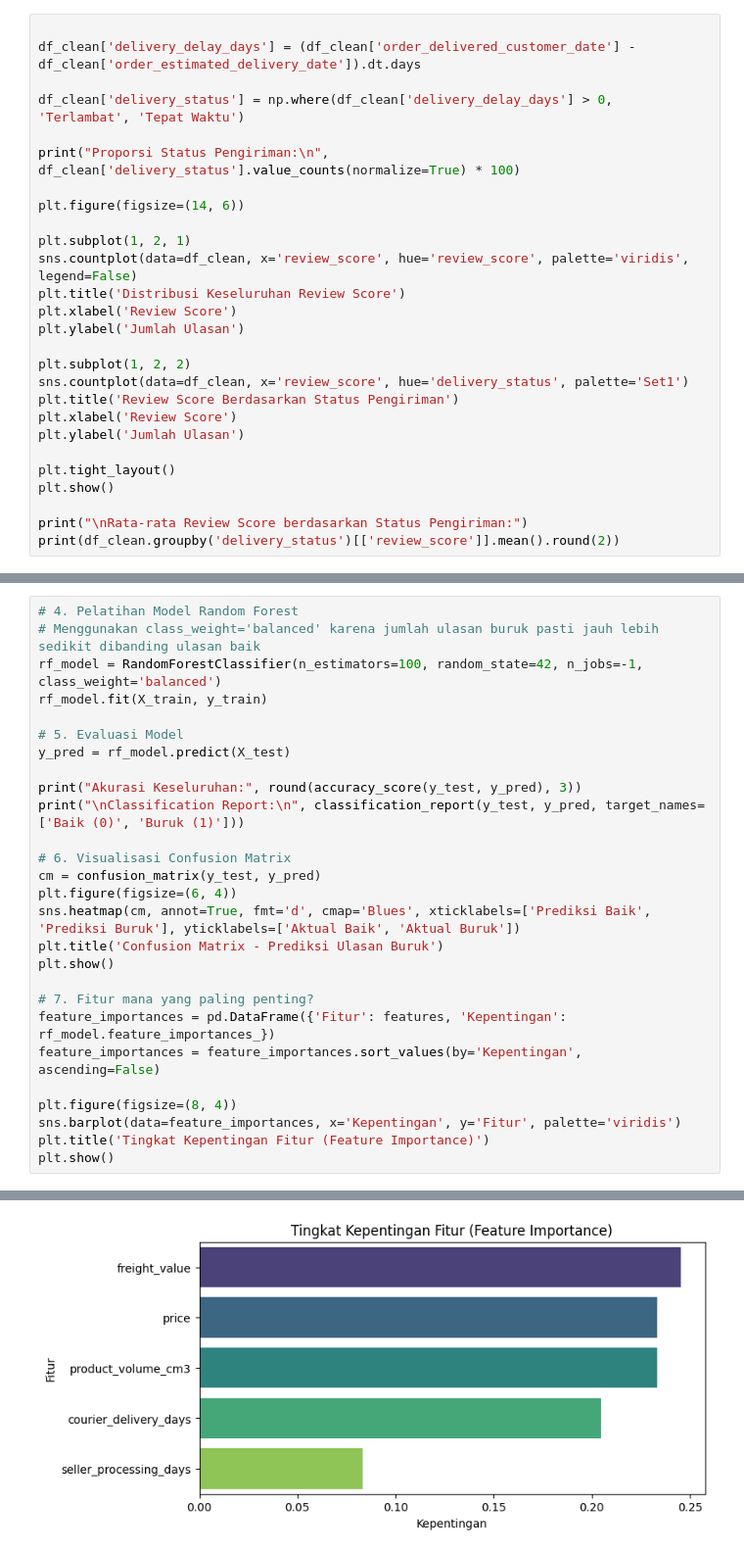
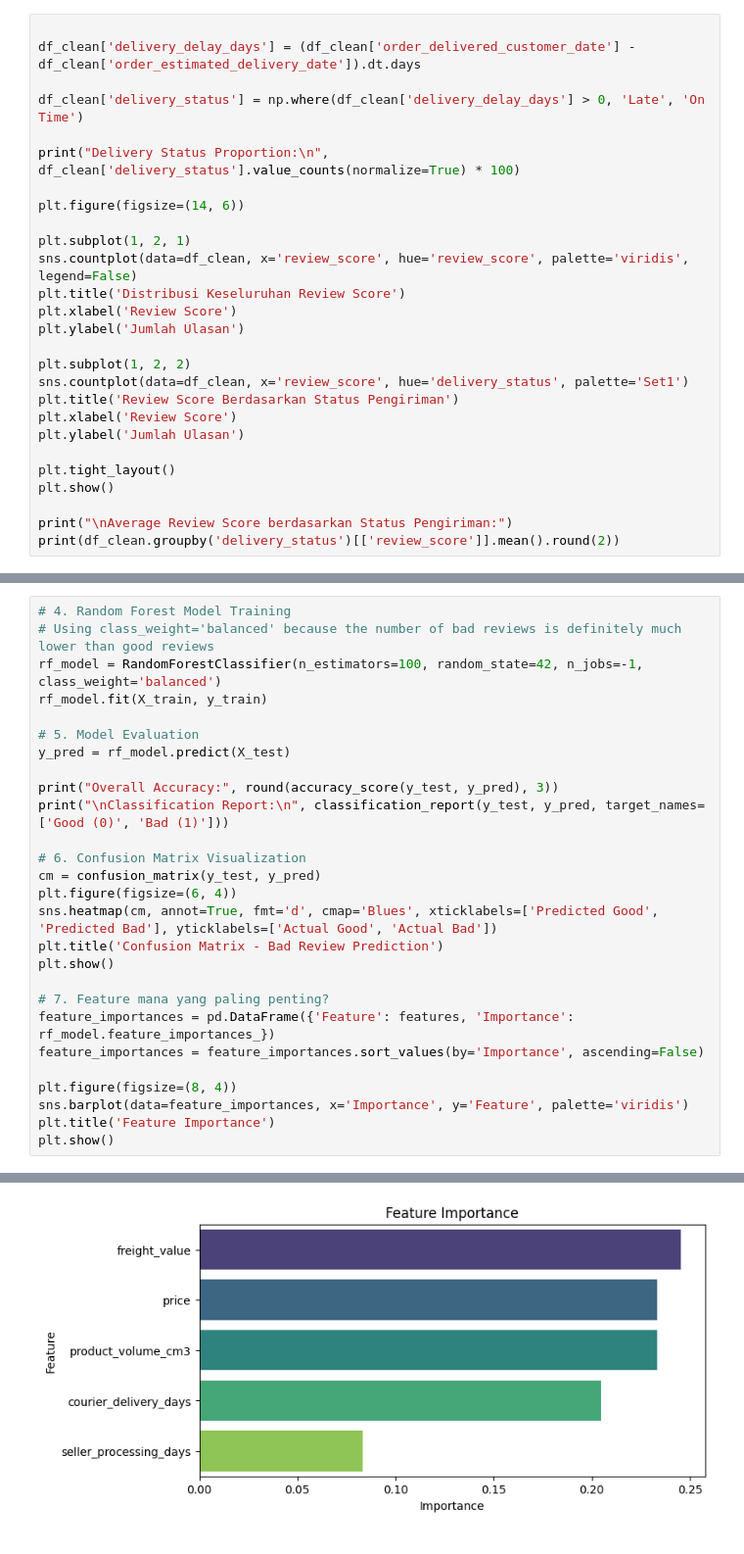
Before and after one commit to Althaf2406/olist-delivery-analytics, a Jupyter notebook: delivery_impact_on_reviews.ipynb, the cells around one changed output, grey strips where cells are left out. Shown at 98% size. Cells and saved outputs as stored; diff of their text form.

```diff
--- a/delivery_impact_on_reviews.ipynb
+++ b/delivery_impact_on_reviews.ipynb
@@ -82,9 +82,9 @@ Fokus analisis kita pada tahap ini:
 
 df_clean['delivery_delay_days'] = (df_clean['order_delivered_customer_date'] - df_clean['order_estimated_delivery_date']).dt.days
 
-df_clean['delivery_status'] = np.where(df_clean['delivery_delay_days'] > 0, 'Terlambat', 'Tepat Waktu')
+df_clean['delivery_status'] = np.where(df_clean['delivery_delay_days'] > 0, 'Late', 'On Time')
 
-print("Proporsi Status Pengiriman:\n", df_clean['delivery_status'].value_counts(normalize=True) * 100)
+print("Delivery Status Proportion:\n", df_clean['delivery_status'].value_counts(normalize=True) * 100)
 
 plt.figure(figsize=(14, 6))
 
@@ -103,6 +103,6 @@ plt.ylabel('Jumlah Ulasan')
 plt.tight_layout()
 plt.show()
 
-print("\nRata-rata Review Score berdasarkan Status Pengiriman:")
+print("\nAverage Review Score berdasarkan Status Pengiriman:")
 print(df_clean.groupby('delivery_status')[['review_score']].mean().round(2))
 # %% [output]
@@ -260,28 +260,28 @@ Jumlah data uji: 21679
 # %%
-# 4. Pelatihan Model Random Forest
-# Menggunakan class_weight='balanced' karena jumlah ulasan buruk pasti jauh lebih sedikit dibanding ulasan baik
+# 4. Random Forest Model Training
+# Using class_weight='balanced' because the number of bad reviews is definitely much lower than good reviews
 rf_model = RandomForestClassifier(n_estimators=100, random_state=42, n_jobs=-1, class_weight='balanced')
 rf_model.fit(X_train, y_train)
 
-# 5. Evaluasi Model
+# 5. Model Evaluation
 y_pred = rf_model.predict(X_test)
 
-print("Akurasi Keseluruhan:", round(accuracy_score(y_test, y_pred), 3))
-print("\nClassification Report:\n", classification_report(y_test, y_pred, target_names=['Baik (0)', 'Buruk (1)']))
+print("Overall Accuracy:", round(accuracy_score(y_test, y_pred), 3))
+print("\nClassification Report:\n", classification_report(y_test, y_pred, target_names=['Good (0)', 'Bad (1)']))
 
-# 6. Visualisasi Confusion Matrix
+# 6. Confusion Matrix Visualization
 cm = confusion_matrix(y_test, y_pred)
 plt.figure(figsize=(6, 4))
-sns.heatmap(cm, annot=True, fmt='d', cmap='Blues', xticklabels=['Prediksi Baik', 'Prediksi Buruk'], yticklabels=['Aktual Baik', 'Aktual Buruk'])
-plt.title('Confusion Matrix - Prediksi Ulasan Buruk')
+sns.heatmap(cm, annot=True, fmt='d', cmap='Blues', xticklabels=['Predicted Good', 'Predicted Bad'], yticklabels=['Actual Good', 'Actual Bad'])
+plt.title('Confusion Matrix - Bad Review Prediction')
 plt.show()
 
-# 7. Fitur mana yang paling penting?
-feature_importances = pd.DataFrame({'Fitur': features, 'Kepentingan': rf_model.feature_importances_})
-feature_importances = feature_importances.sort_values(by='Kepentingan', ascending=False)
+# 7. Feature mana yang paling penting?
+feature_importances = pd.DataFrame({'Feature': features, 'Importance': rf_model.feature_importances_})
+feature_importances = feature_importances.sort_values(by='Importance', ascending=False)
 
 plt.figure(figsize=(8, 4))
-sns.barplot(data=feature_importances, x='Kepentingan', y='Fitur', palette='viridis')
-plt.title('Tingkat Kepentingan Fitur (Feature Importance)')
+sns.barplot(data=feature_importances, x='Importance', y='Feature', palette='viridis')
+plt.title('Feature Importance')
 plt.show()
 # %% [output]
@@ -303,2 +303,2 @@ Passing `palette` without assigning `hue` is deprecated and will be removed in v
-[figure, old version]
+[figure, new version]
 # %% [markdown]
```
Also changed, not shown: parts of 14 cells of this notebook.
